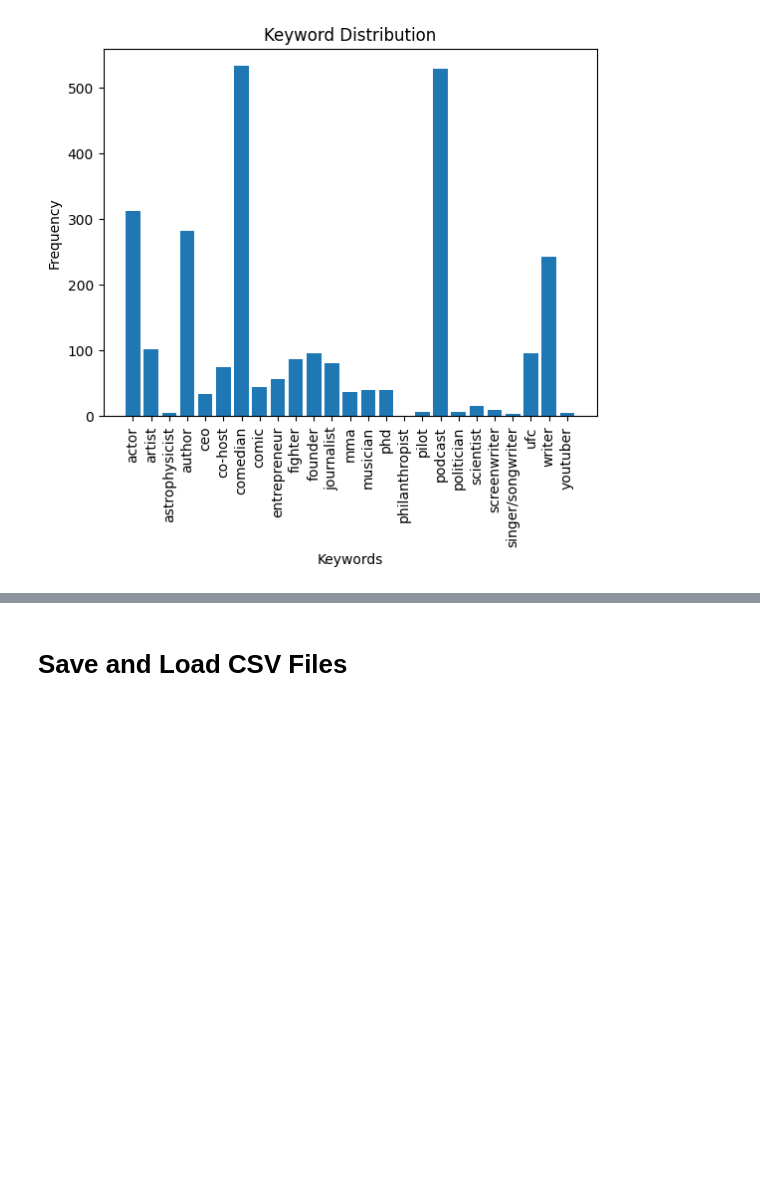
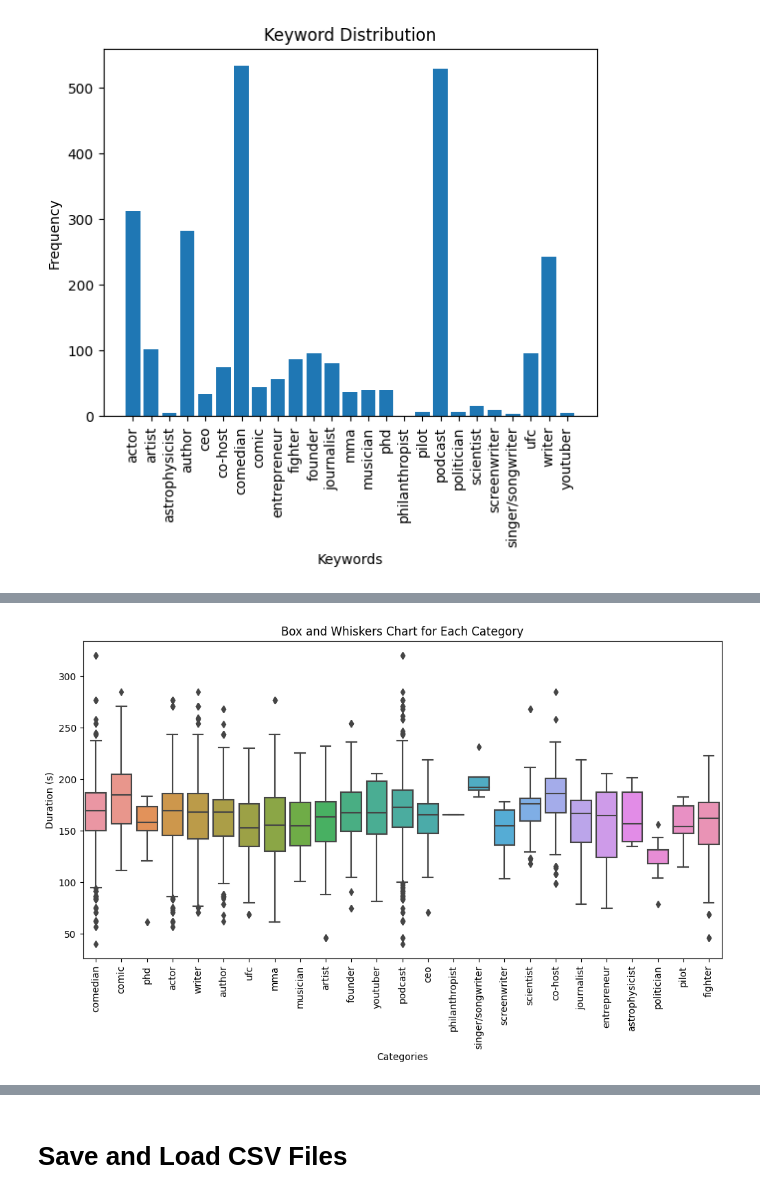
Before and after one commit to mattg213/JRE-analysis, a Jupyter notebook: data.ipynb, the cells around one changed output, grey strips where cells are left out. Saved outputs shown, nothing was run; the diff lists cells and outputs as text; code cells hidden in the pictures; blank space fills up the shorter version.

```diff
--- a/data.ipynb
+++ b/data.ipynb
@@ -391,0 +407,48 @@ plt.show()
+# %%
+# Initialize new columns
+for keyword in keywords:
+    df[keyword] = 0
+    df[f"{keyword}_sub"] = 0
+
+# Loop through the descriptions and populate the new columns
+for idx, row in df.iterrows():
+    description = row["description"].lower()
+    keyword_count = {}
+
+    for keyword in keywords:
+        if keyword in description:
+            keyword_count[keyword] = keyword_count.get(keyword, 0) + 1
+            if keyword_count[keyword] == 1:
+                df.at[idx, keyword] = 1
+            elif keyword_count[keyword] == 2:
+                df.at[idx, f"{keyword}_sub"] = 1
+
+# Create a new DataFrame with only categories and durations
+category_duration_df = pd.DataFrame(columns=["Category", "Duration"])
+
+for keyword in keywords:
+    keyword_data = df.loc[df[keyword] == 1, "duration_seconds"]
+    keyword_df = pd.DataFrame({"Category": [keyword] * len(keyword_data), "Duration": keyword_data})
+    category_duration_df = category_duration_df.append(keyword_df, ignore_index=True)
+
+    sub_keyword = f"{keyword}_sub"
+    sub_keyword_data = df.loc[df[sub_keyword] == 1, "duration_seconds"]
+    sub_keyword_df = pd.DataFrame({"Category": [sub_keyword] * len(sub_keyword_data), "Duration": sub_keyword_data})
+    category_duration_df = category_duration_df.append(sub_keyword_df, ignore_index=True)
+
+# Remove categories with no data
+category_duration_df = category_duration_df[category_duration_df["Duration"] > 0]
+
+
+
+# Create the box and whiskers chart
+plt.figure(figsize=(12, 6))
+sns.boxplot(x="Category", y="Duration", data=category_duration_df)
+plt.title("Box and Whiskers Chart for Each Category")
+plt.xlabel("Categories")
+plt.ylabel("Duration (s)")
+plt.xticks(rotation=90)
+plt.savefig('graphs/box_and_whiskers.png')
+plt.show()
+# %% [output]
+[figure, added]
```
Also changed, not shown: parts of 5 cells of this notebook, 7 other files.
